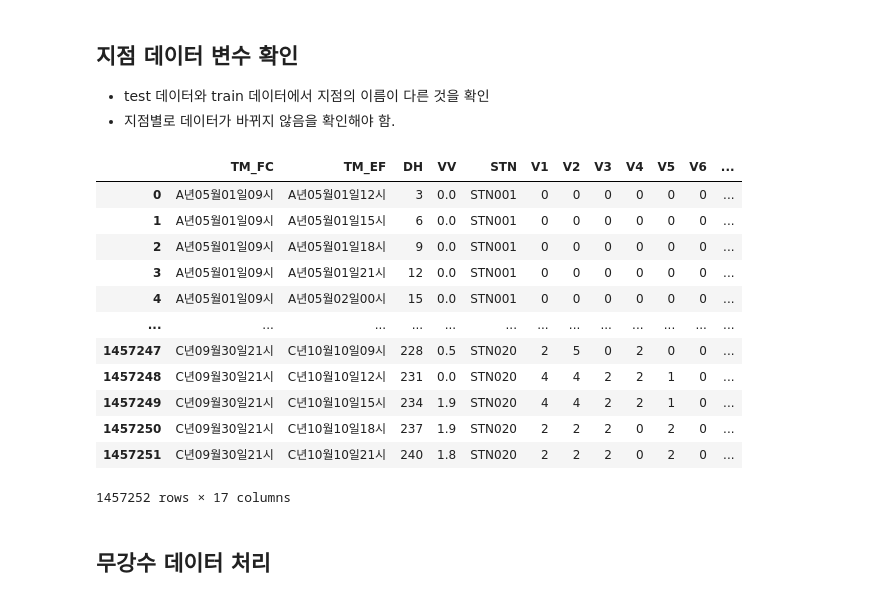
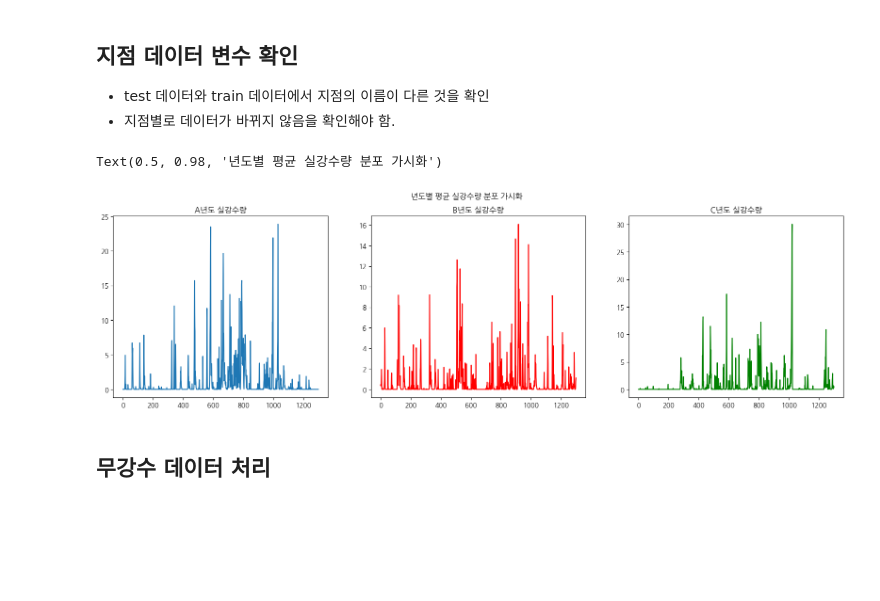
Before and after one commit to Abel3005/TSI, a Jupyter notebook: EDA.ipynb, the cells around one changed output. Saved outputs shown, nothing was run; the diff lists cells and outputs as text; code cells hidden in the pictures; blank space fills up the shorter version.

```diff
--- a/EDA.ipynb
+++ b/EDA.ipynb
@@ -331,22 +331,35 @@ Index([ 1,  2,  3,  4,  5,  6,  7,  8,  9, 10, 11, 13, 14, 15, 16, 17, 18, 19,
 # %%
 import pandas as pd
 df = pd.read_csv('daegun_first.csv')
-# %%
-df
-# %% [output]
-|  | TM_FC | TM_EF | DH | VV | STN | V1 | V2 | V3 | V4 | V5 | V6 | ... |
-| 0 | A년05월01일09시 | A년05월01일12시 | 3 | 0.0 | STN001 | 0 | 0 | 0 | 0 | 0 | 0 | ... |
-| 1 | A년05월01일09시 | A년05월01일15시 | 6 | 0.0 | STN001 | 0 | 0 | 0 | 0 | 0 | 0 | ... |
-| 2 | A년05월01일09시 | A년05월01일18시 | 9 | 0.0 | STN001 | 0 | 0 | 0 | 0 | 0 | 0 | ... |
-| 3 | A년05월01일09시 | A년05월01일21시 | 12 | 0.0 | STN001 | 0 | 0 | 0 | 0 | 0 | 0 | ... |
-| 4 | A년05월01일09시 | A년05월02일00시 | 15 | 0.0 | STN001 | 0 | 0 | 0 | 0 | 0 | 0 | ... |
-| ... | ... | ... | ... | ... | ... | ... | ... | ... | ... | ... | ... | ... |
-| 1457247 | C년09월30일21시 | C년10월10일09시 | 228 | 0.5 | STN020 | 2 | 5 | 0 | 2 | 0 | 0 | ... |
-| 1457248 | C년09월30일21시 | C년10월10일12시 | 231 | 0.0 | STN020 | 4 | 4 | 2 | 2 | 1 | 0 | ... |
-| 1457249 | C년09월30일21시 | C년10월10일15시 | 234 | 1.9 | STN020 | 4 | 4 | 2 | 2 | 1 | 0 | ... |
-| 1457250 | C년09월30일21시 | C년10월10일18시 | 237 | 1.9 | STN020 | 2 | 2 | 2 | 0 | 2 | 0 | ... |
-| 1457251 | C년09월30일21시 | C년10월10일21시 | 240 | 1.8 | STN020 | 2 | 2 | 2 | 0 | 2 | 0 | ... |
-1457252 rows × 17 columns
+# %%
+df=df[~(df['class'] == -999)]
+# %%
+df['year'] = df['TM_EF'].apply(lambda x: x[0])
+# %%
+import matplotlib.pyplot as plt
+import seaborn as sns
+
+plt.rcParams['font.family'] = "NanumGothic"
+fig, axes = plt.subplots(ncols=3, figsize=(20,5))
+A_df = df[df['year'] == 'A']
+tmp =A_df.groupby(by=['TM_EF'])['VV'].mean().reset_index(drop=True)
+sns.lineplot(x=tmp.index,y=tmp.values,ax=axes[0])
+axes[0].set_title("A년도 실강수량")
+
+B_df = df[df['year'] == 'B']
+tmp =B_df.groupby(by=['TM_EF'])['VV'].mean().reset_index(drop=True)
+sns.lineplot(x=tmp.index,y=tmp.values,ax=axes[1],color='red')
+axes[1].set_title("B년도 실강수량")
+
+C_df = df[df['year'] == 'C']
+tmp =C_df.groupby(by=['TM_EF'])['VV'].mean().reset_index(drop=True)
+sns.lineplot(x=tmp.index,y=tmp.values,ax=axes[2], color='green')
+axes[2].set_title("C년도 실강수량")
+
+fig.suptitle("년도별 평균 실강수량 분포 가시화")
+# %% [output]
+Text(0.5, 0.98, '년도별 평균 실강수량 분포 가시화')
+[figure, added]
 # %%
 tmp_df = df[(df["DH"] == 3) & (df["EF_class"] == 0)]["TM_EF"]
 # %% [markdown]
```
Also changed, not shown: parts of 5 cells of this notebook, 11 other files.
